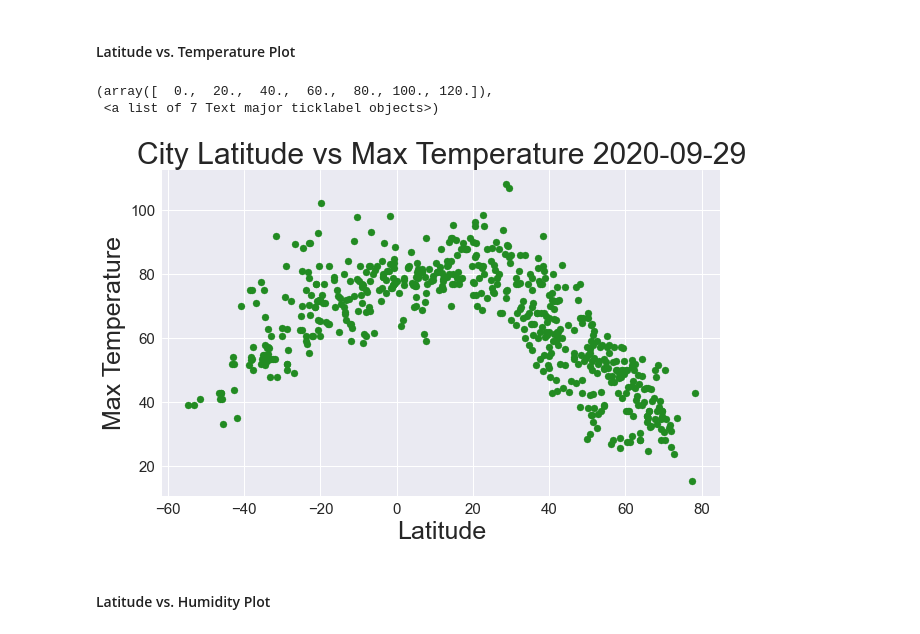
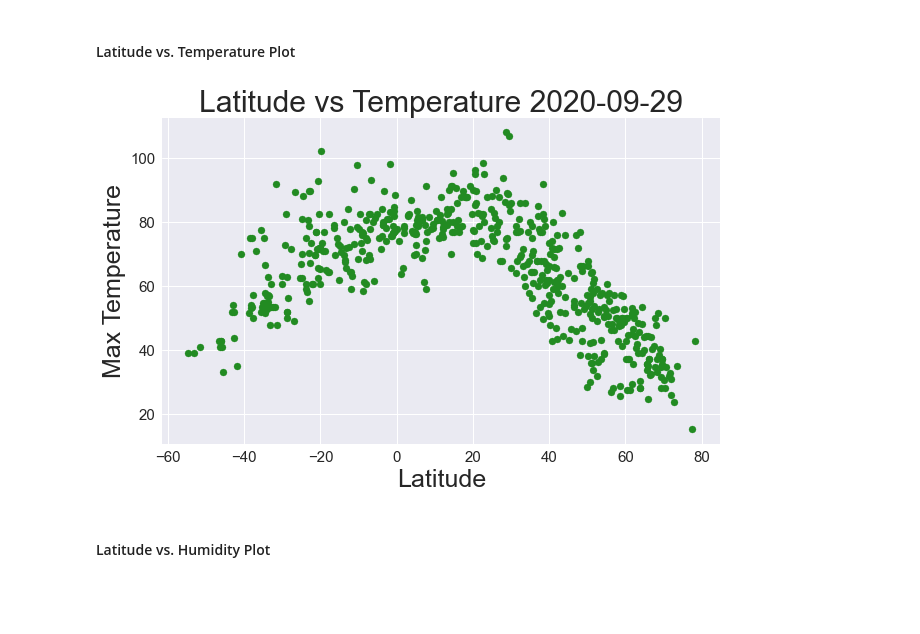
Before and after one commit to ppages01/python_api_weather, a Jupyter notebook: WeatherPy.ipynb, the cells around one changed output. Drawn from its saved outputs; the diff is of its cells as text; code cells hidden in the pictures; blank space fills up the shorter version.

```diff
--- a/WeatherPy.ipynb
+++ b/WeatherPy.ipynb
@@ -194,24 +194,25 @@ df.to_csv(output_data_file, encoding='utf-8',index=False)
 # %%
 from datetime import datetime
 dt = datetime.now().date()
+# %%
+def plotme(x_value, y_value, x_label,y_label,title):
+    plt.style.use('seaborn')
+    fig = plt.figure(figsize= (10,6))
+    plt.scatter(x = x_value, y = y_value, data = df, color = 'forestgreen')
+    plt.title(f'{title} {dt}', size = 30)
+    plt.xlabel(x_label, size =25)
+    plt.xticks(size = 15)
+    plt.ylabel(y_label, size = 25)
+    plt.yticks(size = 15)
 # %% [markdown]
 ### Plotting the Data
 * Use proper labeling of the plots using plot titles (including date of analysis) and axes labels.
 * Save the plotted figures as .pngs.
 # %% [markdown]
 #### Latitude vs. Temperature Plot
-# %%
-plt.style.use('seaborn')
-fig = plt.figure(figsize= (10,6))
-plt.scatter(x = 'Lat', y = 'Max Temp', data = df, color = 'forestgreen')
-plt.title(f'City Latitude vs Max Temperature {dt}', size = 30)
-plt.xlabel('Latitude', size =25)
-plt.xticks(size = 15)
-plt.ylabel('Max Temperature', size = 25)
-plt.yticks(size = 15)
-# %% [output]
-(array([  0.,  20.,  40.,  60.,  80., 100., 120.]),
- <a list of 7 Text major ticklabel objects>)
-[figure, removed]
+# %%
+plotme('Lat','Max Temp','Latitude','Max Temperature','Latitude vs Temperature')
+# %% [output]
+[figure, added]
 # %% [markdown]
 #### Latitude vs. Humidity Plot
```
Also changed, not shown: parts of 6 cells of this notebook.
